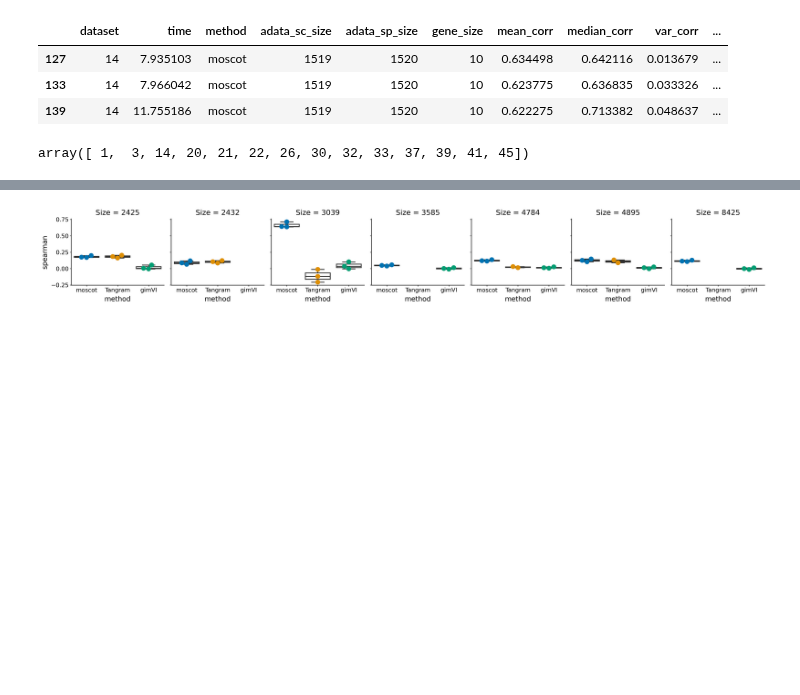
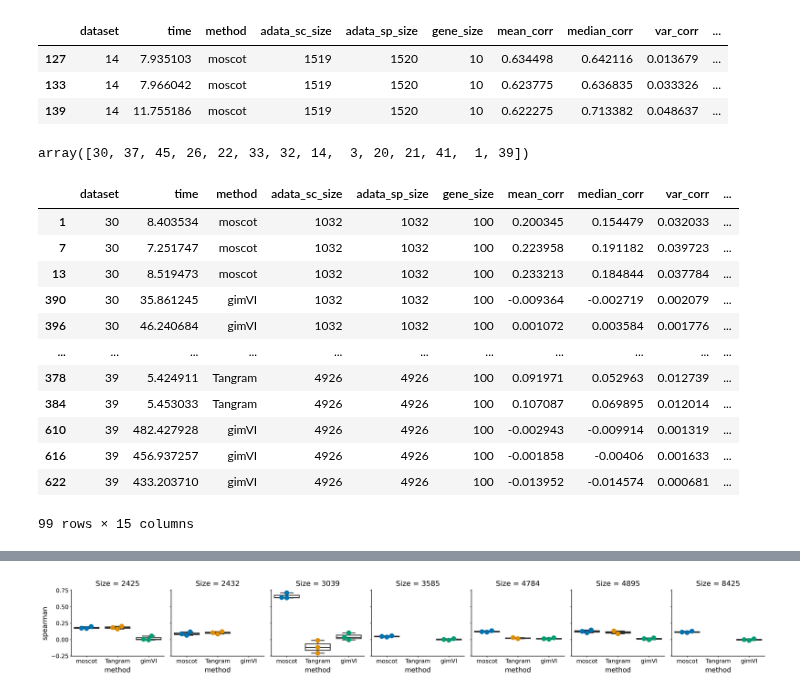
Before and after one commit to theislab/moscot_benchmarks, a Jupyter notebook: experiments/space/mapping/method_benchmark/seml_results.ipynb, the cells around one changed output, grey strips where cells are left out. Saved outputs shown, nothing was run; the diff lists cells and outputs as text; code cells hidden in the pictures; blank space fills up the shorter version.

```diff
--- a/experiments/space/mapping/method_benchmark/seml_results.ipynb
+++ b/experiments/space/mapping/method_benchmark/seml_results.ipynb
@@ -137,6 +137,10 @@ plot_df[(plot_df.method == "moscot") & (plot_df.dataset == 14)]
 | 127 | 14 | 7.935103 | moscot | 1519 | 1520 | 10 | 0.634498 | 0.642116 | 0.013679 | ... |
 | 133 | 14 | 7.966042 | moscot | 1519 | 1520 | 10 | 0.623775 | 0.636835 | 0.033326 | ... |
 | 139 | 14 | 11.755186 | moscot | 1519 | 1520 | 10 | 0.622275 | 0.713382 | 0.048637 | ... |
+# %%
+plot_df.dataset.unique()
+# %% [output]
+array([30, 37, 45, 26, 22, 33, 32, 14,  3, 20, 21, 41,  1, 39])
 # %%
 # plot_df["binned"] = pd.cut(
 #     plot_df["size"],
@@ -164,6 +168,18 @@ plot_df[(plot_df.method == "moscot") & (plot_df.dataset == 14)]
 # plot_df["binned"].value_counts()
 # plot_df["binned"] = pd.Categorical(plot_df["binned"], categories=labs)
 # %%
-np.sort(plot_df.dataset.unique())
+plot_df
 # %% [output]
+|  | dataset | time | method | adata_sc_size | adata_sp_size | gene_size | mean_corr | median_corr | var_corr | ... |
+| 1 | 30 | 8.403534 | moscot | 1032 | 1032 | 100 | 0.200345 | 0.154479 | 0.032033 | ... |
+| 7 | 30 | 7.251747 | moscot | 1032 | 1032 | 100 | 0.223958 | 0.191182 | 0.039723 | ... |
+| 13 | 30 | 8.519473 | moscot | 1032 | 1032 | 100 | 0.233213 | 0.184844 | 0.037784 | ... |
+| 390 | 30 | 35.861245 | gimVI | 1032 | 1032 | 100 | -0.009364 | -0.002719 | 0.002079 | ... |
+| 396 | 30 | 46.240684 | gimVI | 1032 | 1032 | 100 | 0.001072 | 0.003584 | 0.001776 | ... |
+| ... | ... | ... | ... | ... | ... | ... | ... | ... | ... | ... |
+| 378 | 39 | 5.424911 | Tangram | 4926 | 4926 | 100 | 0.091971 | 0.052963 | 0.012739 | ... |
+| 384 | 39 | 5.453033 | Tangram | 4926 | 4926 | 100 | 0.107087 | 0.069895 | 0.012014 | ... |
+| 610 | 39 | 482.427928 | gimVI | 4926 | 4926 | 100 | -0.002943 | -0.009914 | 0.001319 | ... |
+| 616 | 39 | 456.937257 | gimVI | 4926 | 4926 | 100 | -0.001858 | -0.00406 | 0.001633 | ... |
+| 622 | 39 | 433.203710 | gimVI | 4926 | 4926 | 100 | -0.013952 | -0.014574 | 0.000681 | ... |
-array([ 1,  3, 14, 20, 21, 22, 26, 30, 32, 33, 37, 39, 41, 45])
+99 rows × 15 columns
```
Also changed, not shown: parts of 1 cell of this notebook, 3 other files.
